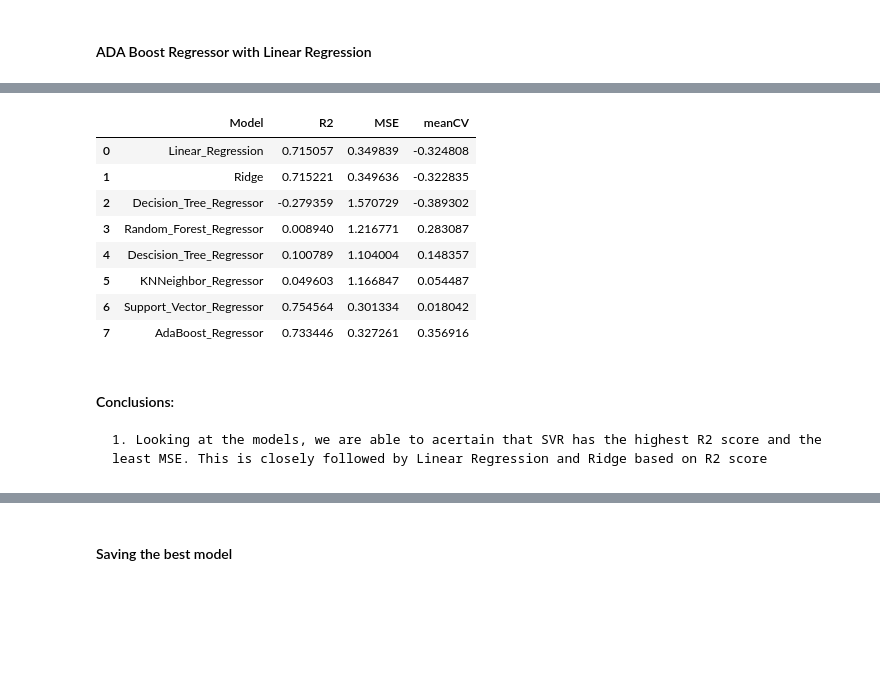
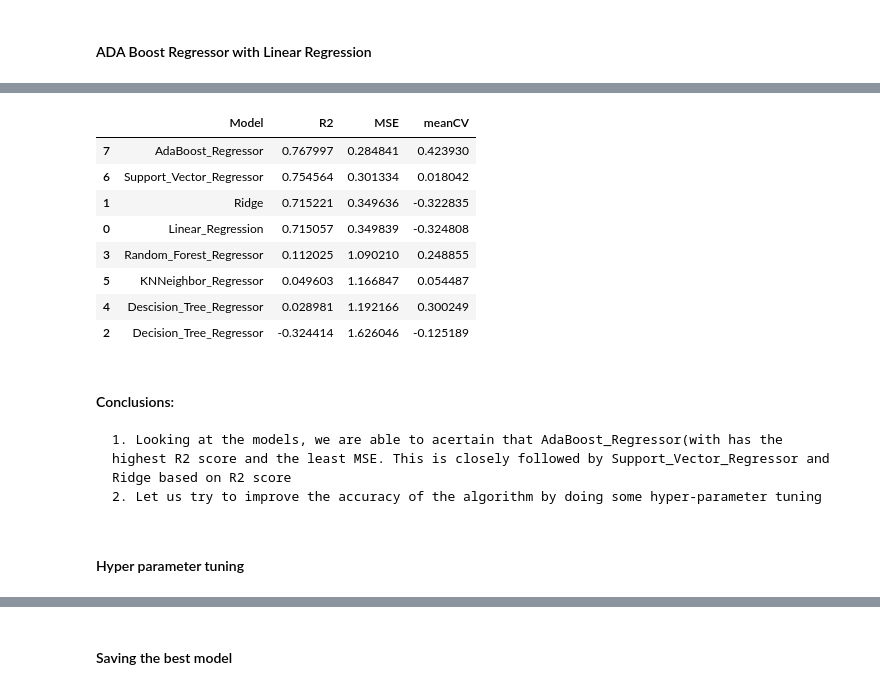
Before and after one commit to pushpitkc/DataTrained-EvaluationProjects, a Jupyter notebook: Baseball_Eval_Project_1.ipynb, the cells around one changed output, grey strips where cells are left out. Cells and saved outputs as stored; diff of their text form; code cells hidden in the pictures; blank space fills up the shorter version.

```diff
--- a/Baseball_Eval_Project_1.ipynb
+++ b/Baseball_Eval_Project_1.ipynb
@@ -124,7 +124,7 @@ terms_details = []
 for i in features:
 
         terms_details.append(wiki.summary(i))
-        terms_details.append("|----------------------------------------------------------------------------------------------------------------------|")
+        terms_details.append("--------------------------------------------------------------------------------------------------------------------------")
 
 terms_details
 # %% [output]
@@ -569,19 +569,22 @@ for i,j in zip(models,model_names):
     avgCV = np.mean(cross_val_score(i,X,y,scoring='r2'))
 
     dfmodels = dfmodels.append({'Model':j,'R2':r2,'MSE':mse,'meanCV':avgCV},ignore_index=True)
-# %%
-dfmodels
-# %% [output]
-|  | Model | R2 | MSE | meanCV |
-| 0 | Linear_Regression | 0.715057 | 0.349839 | -0.324808 |
-| 1 | Ridge | 0.715221 | 0.349636 | -0.322835 |
-| 2 | Decision_Tree_Regressor | -0.279359 | 1.570729 | -0.389302 |
-| 3 | Random_Forest_Regressor | 0.008940 | 1.216771 | 0.283087 |
-| 4 | Descision_Tree_Regressor | 0.100789 | 1.104004 | 0.148357 |
-| 5 | KNNeighbor_Regressor | 0.049603 | 1.166847 | 0.054487 |
-| 6 | Support_Vector_Regressor | 0.754564 | 0.301334 | 0.018042 |
-| 7 | AdaBoost_Regressor | 0.733446 | 0.327261 | 0.356916 |
+# %%
+dfmodels.sort_values(by='R2', ascending=False, inplace=False, na_position='last')
+# %% [output]
+|  | Model | R2 | MSE | meanCV |
+| 7 | AdaBoost_Regressor | 0.767997 | 0.284841 | 0.423930 |
+| 6 | Support_Vector_Regressor | 0.754564 | 0.301334 | 0.018042 |
+| 1 | Ridge | 0.715221 | 0.349636 | -0.322835 |
+| 0 | Linear_Regression | 0.715057 | 0.349839 | -0.324808 |
+| 3 | Random_Forest_Regressor | 0.112025 | 1.090210 | 0.248855 |
+| 5 | KNNeighbor_Regressor | 0.049603 | 1.166847 | 0.054487 |
+| 4 | Descision_Tree_Regressor | 0.028981 | 1.192166 | 0.300249 |
+| 2 | Decision_Tree_Regressor | -0.324414 | 1.626046 | -0.125189 |
 # %% [markdown]
 #### Conclusions:
 
-    1. Looking at the models, we are able to acertain that SVR has the highest R2 score and the least MSE. This is closely followed by Linear Regression and Ridge based on R2 score
+    1. Looking at the models, we are able to acertain that AdaBoost_Regressor(with has the highest R2 score and the least MSE. This is closely followed by Support_Vector_Regressor and Ridge based on R2 score
+    2. Let us try to improve the accuracy of the algorithm by doing some hyper-parameter tuning
+# %% [markdown]
+#### Hyper parameter tuning
```
Also changed, not shown: parts of 14 cells of this notebook.
